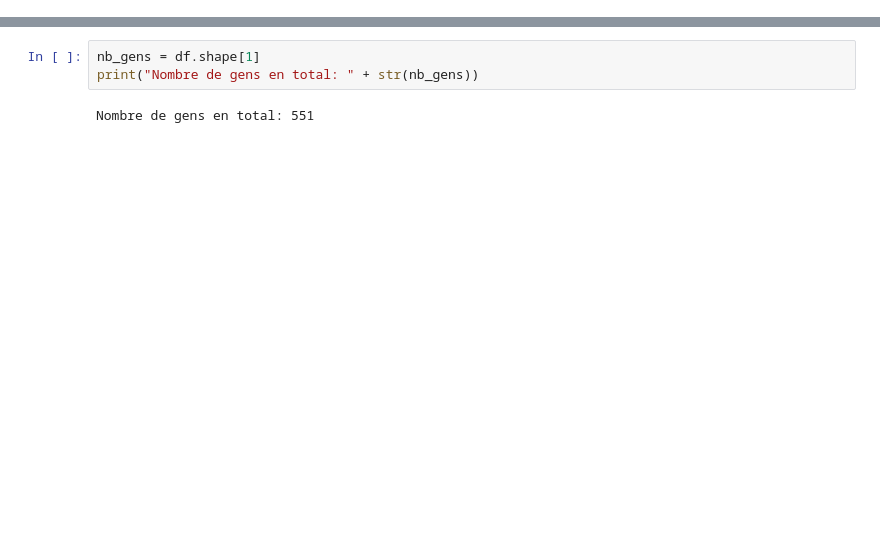
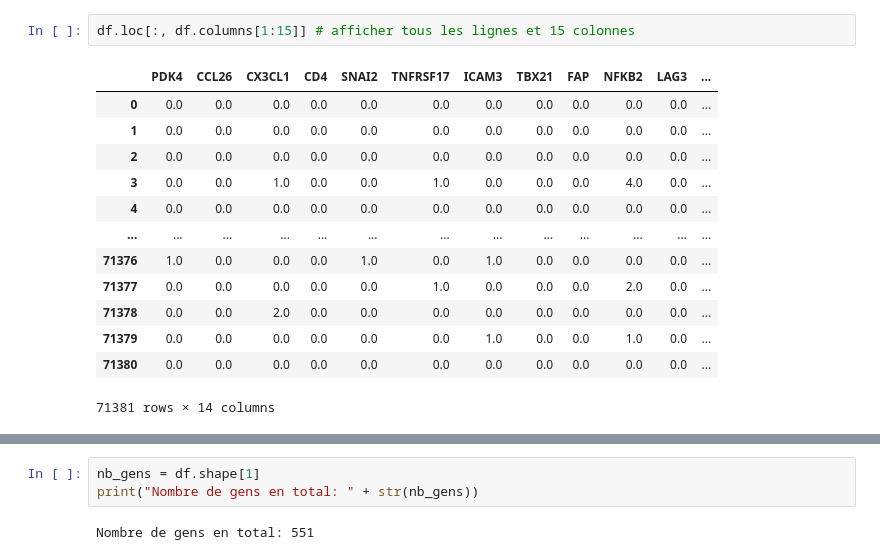
Before and after one commit to tuanvu24/Janssen-project, a Jupyter notebook: UMAP_histogramme.ipynb, the cells around one changed output, grey strips where cells are left out. Saved outputs shown, nothing was run; the diff lists cells and outputs as text; blank space fills up the shorter version.

```diff
--- a/UMAP_histogramme.ipynb
+++ b/UMAP_histogramme.ipynb
@@ -54,0 +74,16 @@ print(df)
+# %%
+df.loc[:, df.columns[1:15]] # afficher tous les lignes et 15 colonnes
+# %% [output]
+|  | PDK4 | CCL26 | CX3CL1 | CD4 | SNAI2 | TNFRSF17 | ICAM3 | TBX21 | FAP | NFKB2 | LAG3 | ... |
+| 0 | 0.0 | 0.0 | 0.0 | 0.0 | 0.0 | 0.0 | 0.0 | 0.0 | 0.0 | 0.0 | 0.0 | ... |
+| 1 | 0.0 | 0.0 | 0.0 | 0.0 | 0.0 | 0.0 | 0.0 | 0.0 | 0.0 | 0.0 | 0.0 | ... |
+| 2 | 0.0 | 0.0 | 0.0 | 0.0 | 0.0 | 0.0 | 0.0 | 0.0 | 0.0 | 0.0 | 0.0 | ... |
+| 3 | 0.0 | 0.0 | 1.0 | 0.0 | 0.0 | 1.0 | 0.0 | 0.0 | 0.0 | 4.0 | 0.0 | ... |
+| 4 | 0.0 | 0.0 | 0.0 | 0.0 | 0.0 | 0.0 | 0.0 | 0.0 | 0.0 | 0.0 | 0.0 | ... |
+| ... | ... | ... | ... | ... | ... | ... | ... | ... | ... | ... | ... | ... |
+| 71376 | 1.0 | 0.0 | 0.0 | 0.0 | 1.0 | 0.0 | 1.0 | 0.0 | 0.0 | 0.0 | 0.0 | ... |
+| 71377 | 0.0 | 0.0 | 0.0 | 0.0 | 0.0 | 1.0 | 0.0 | 0.0 | 0.0 | 2.0 | 0.0 | ... |
+| 71378 | 0.0 | 0.0 | 2.0 | 0.0 | 0.0 | 0.0 | 0.0 | 0.0 | 0.0 | 0.0 | 0.0 | ... |
+| 71379 | 0.0 | 0.0 | 0.0 | 0.0 | 0.0 | 0.0 | 1.0 | 0.0 | 0.0 | 1.0 | 0.0 | ... |
+| 71380 | 0.0 | 0.0 | 0.0 | 0.0 | 0.0 | 0.0 | 0.0 | 0.0 | 0.0 | 0.0 | 0.0 | ... |
+71381 rows × 14 columns
```
Also changed, not shown: parts of 16 cells of this notebook.
